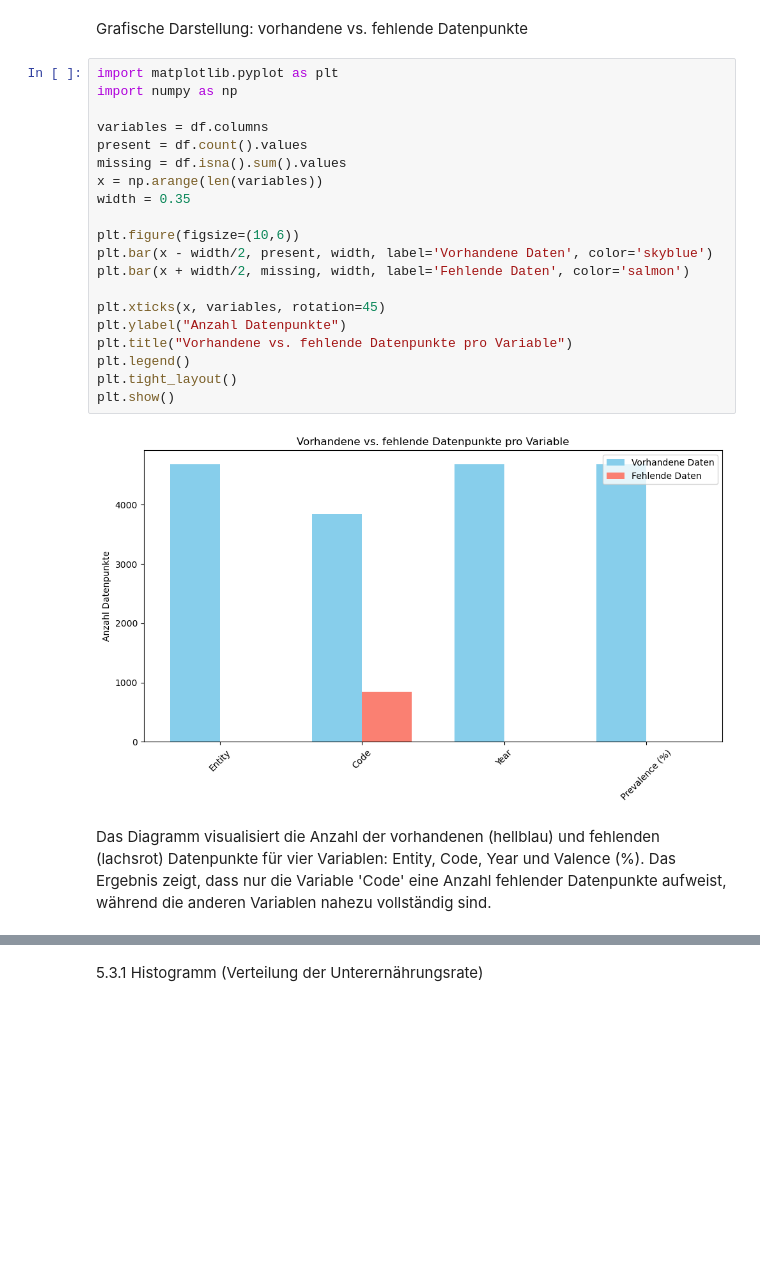
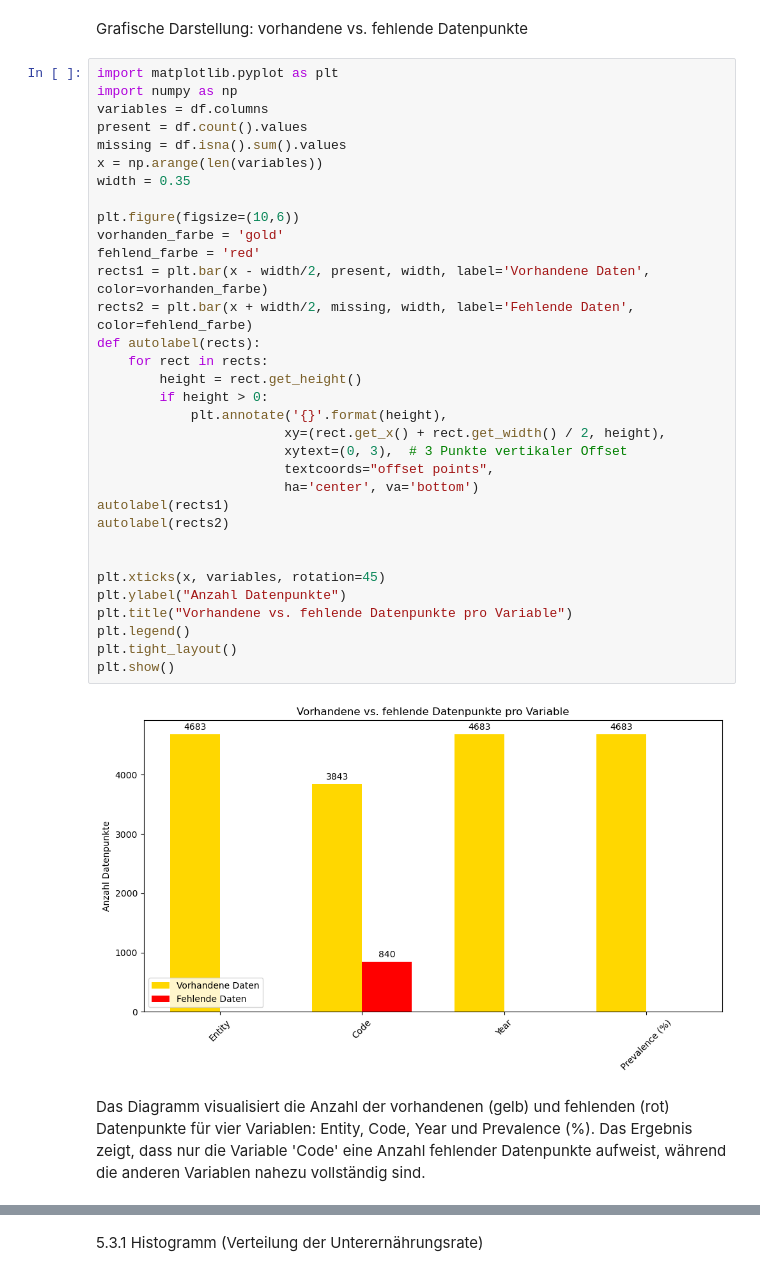
Before and after one commit to sahitero/Leisungsnachweis-2-Phyton-Sina-Eronita-Naomi, a Jupyter notebook: LN-2.ipynb, the cells around one changed output, grey strips where cells are left out. Cells and saved outputs as stored; diff of their text form; blank space fills up the shorter version.

```diff
--- a/LN-2.ipynb
+++ b/LN-2.ipynb
@@ -455,25 +471,38 @@ Grafische Darstellung: vorhandene vs. fehlende Datenpunkte
 # %%
 import matplotlib.pyplot as plt
 import numpy as np
-
 variables = df.columns
 present = df.count().values
 missing = df.isna().sum().values
 x = np.arange(len(variables))
 width = 0.35
 
 plt.figure(figsize=(10,6))
-plt.bar(x - width/2, present, width, label='Vorhandene Daten', color='skyblue')
-plt.bar(x + width/2, missing, width, label='Fehlende Daten', color='salmon')
+vorhanden_farbe = 'gold'
+fehlend_farbe = 'red'
+rects1 = plt.bar(x - width/2, present, width, label='Vorhandene Daten', color=vorhanden_farbe)
+rects2 = plt.bar(x + width/2, missing, width, label='Fehlende Daten', color=fehlend_farbe)
+def autolabel(rects):
+    for rect in rects:
+        height = rect.get_height()
+        if height > 0:
+            plt.annotate('{}'.format(height),
+                        xy=(rect.get_x() + rect.get_width() / 2, height),
+                        xytext=(0, 3),  # 3 Punkte vertikaler Offset
+                        textcoords="offset points",
+                        ha='center', va='bottom')
+autolabel(rects1)
+autolabel(rects2)
+
 
 plt.xticks(x, variables, rotation=45)
 plt.ylabel("Anzahl Datenpunkte")
 plt.title("Vorhandene vs. fehlende Datenpunkte pro Variable")
 plt.legend()
 plt.tight_layout()
 plt.show()
 # %% [output]
-[figure, old version]
+[figure, new version]
 # %% [markdown]
-Das Diagramm visualisiert die Anzahl der vorhandenen (hellblau) und fehlenden (lachsrot) Datenpunkte für vier Variablen: Entity, Code, Year und Valence (%). Das Ergebnis zeigt, dass nur die Variable 'Code' eine Anzahl fehlender Datenpunkte aufweist, während die anderen Variablen nahezu vollständig sind.
+Das Diagramm visualisiert die Anzahl der vorhandenen (gelb) und fehlenden (rot) Datenpunkte für vier Variablen: Entity, Code, Year und Prevalence (%). Das Ergebnis zeigt, dass nur die Variable 'Code' eine Anzahl fehlender Datenpunkte aufweist, während die anderen Variablen nahezu vollständig sind.
 # %% [markdown]
```
Also changed, not shown: parts of 29 cells of this notebook.
